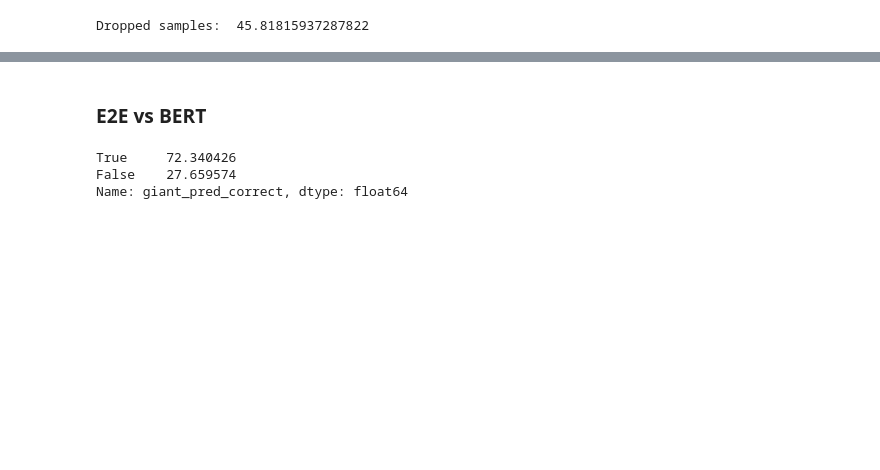
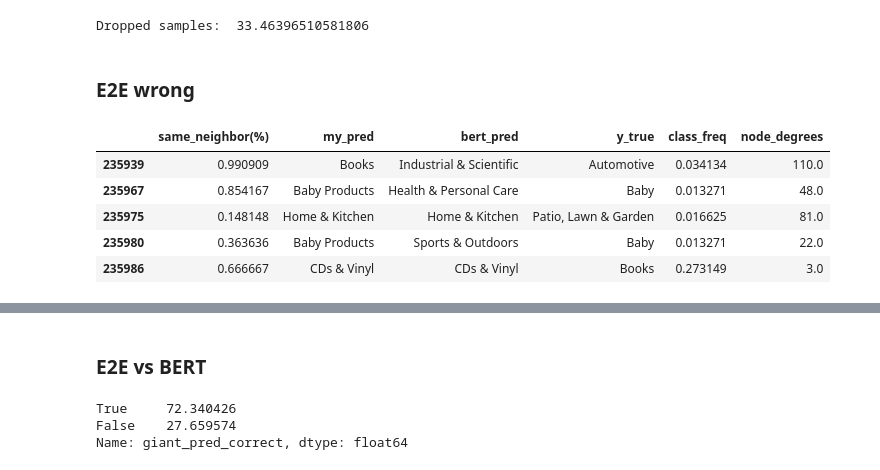
Before and after one commit to TuAnh23/E2EG, a Jupyter notebook: notebooks/Analyse predictions.ipynb, the cells around one changed output, grey strips where cells are left out. Saved outputs shown, nothing was run; the diff lists cells and outputs as text; code cells hidden in the pictures; blank space fills up the shorter version.

```diff
--- a/notebooks/Analyse predictions.ipynb
+++ b/notebooks/Analyse predictions.ipynb
@@ -255,7 +253,8 @@ compare_df.to_csv(f"compare_df_{data_name}.csv")
 
 # compare_df = pd.read_csv(f"compare_df_{data_name}.csv")
 # %%
-result_dict = {"all_correct": ((compare_df["my_pred_correct"]==True)) & ((compare_df["bert_pred_correct"]==True)) & ((compare_df["giant_pred_correct"]==True)),
+result_dict = {"e2e_wrong": ((compare_df["my_pred_correct"]==False)),
+"all_correct": ((compare_df["my_pred_correct"]==True)) & ((compare_df["bert_pred_correct"]==True)) & ((compare_df["giant_pred_correct"]==True)),
 "bert_correct_only": (~(compare_df["my_pred_correct"]==True)) & ((compare_df["bert_pred_correct"]==True)) & (~(compare_df["giant_pred_correct"]==True)),
 "giant_correct_only": (~(compare_df["my_pred_correct"]==True)) & (~(compare_df["bert_pred_correct"]==True)) & ((compare_df["giant_pred_correct"]==True)),
 "e2e_correct_only": ((compare_df["my_pred_correct"]==True)) & (~(compare_df["bert_pred_correct"]==True)) & (~(compare_df["giant_pred_correct"]==True)),
@@ -271,4 +270,6 @@ result_dict = {"all_correct": ((compare_df["my_pred_correct"]==True)) & ((compar
 
 print("Dropped samples: ", 100 - compare_df.shape[0] / test_idx.shape[0] * 100)
 # %% [output]
-Dropped samples:  45.81815937287822
+Dropped samples:  33.46396510581806
+# %% [markdown]
+### E2E wrong
@@ -274,0 +278,9 @@ Dropped samples:  45.81815937287822
+# %%
+compare_df[result_dict['all_wrong']][["same_neighbor(%)", 'my_pred', 'bert_pred', 'y_true', "class_freq", 'node_degrees']].head()
+# %% [output]
+|  | same_neighbor(%) | my_pred | bert_pred | y_true | class_freq | node_degrees |
+| 235939 | 0.990909 | Books | Industrial & Scientific | Automotive | 0.034134 | 110.0 |
+| 235967 | 0.854167 | Baby Products | Health & Personal Care | Baby | 0.013271 | 48.0 |
+| 235975 | 0.148148 | Home & Kitchen | Home & Kitchen | Patio, Lawn & Garden | 0.016625 | 81.0 |
+| 235980 | 0.363636 | Baby Products | Sports & Outdoors | Baby | 0.013271 | 22.0 |
+| 235986 | 0.666667 | CDs & Vinyl | CDs & Vinyl | Books | 0.273149 | 3.0 |
```
Also changed, not shown: parts of 5 cells of this notebook.
